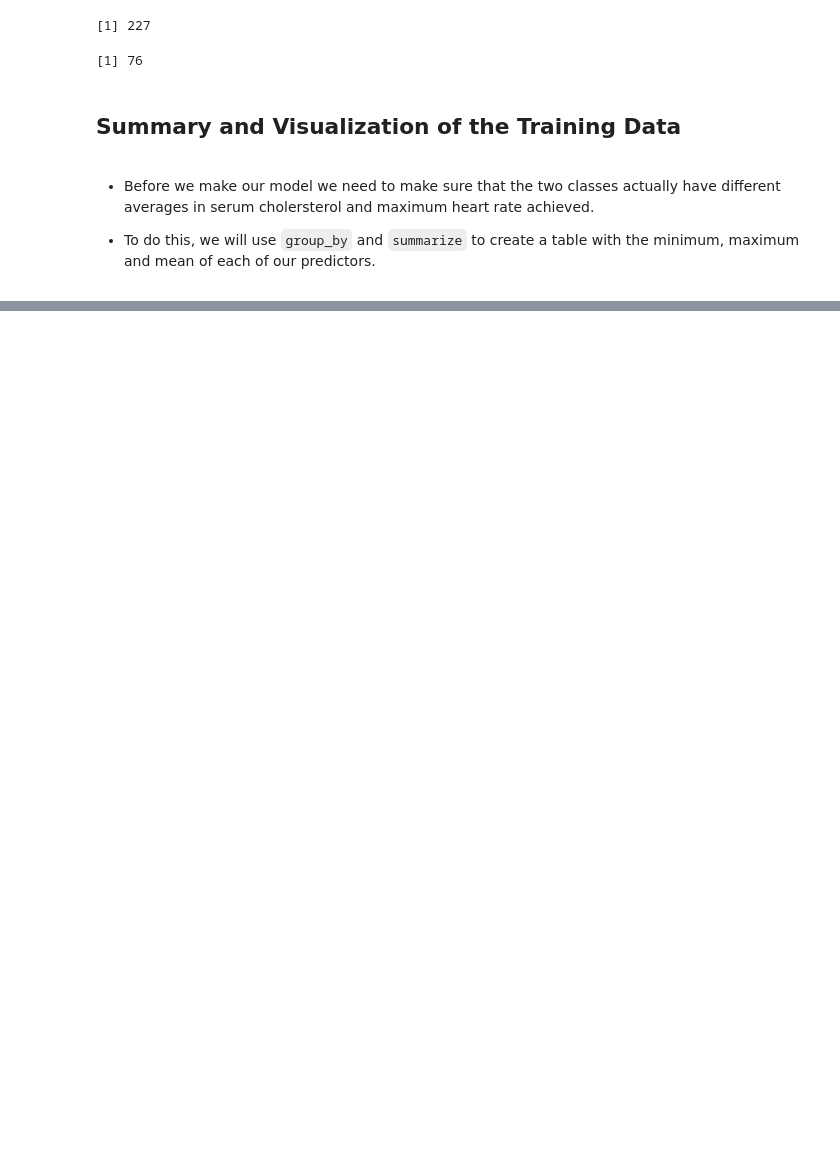
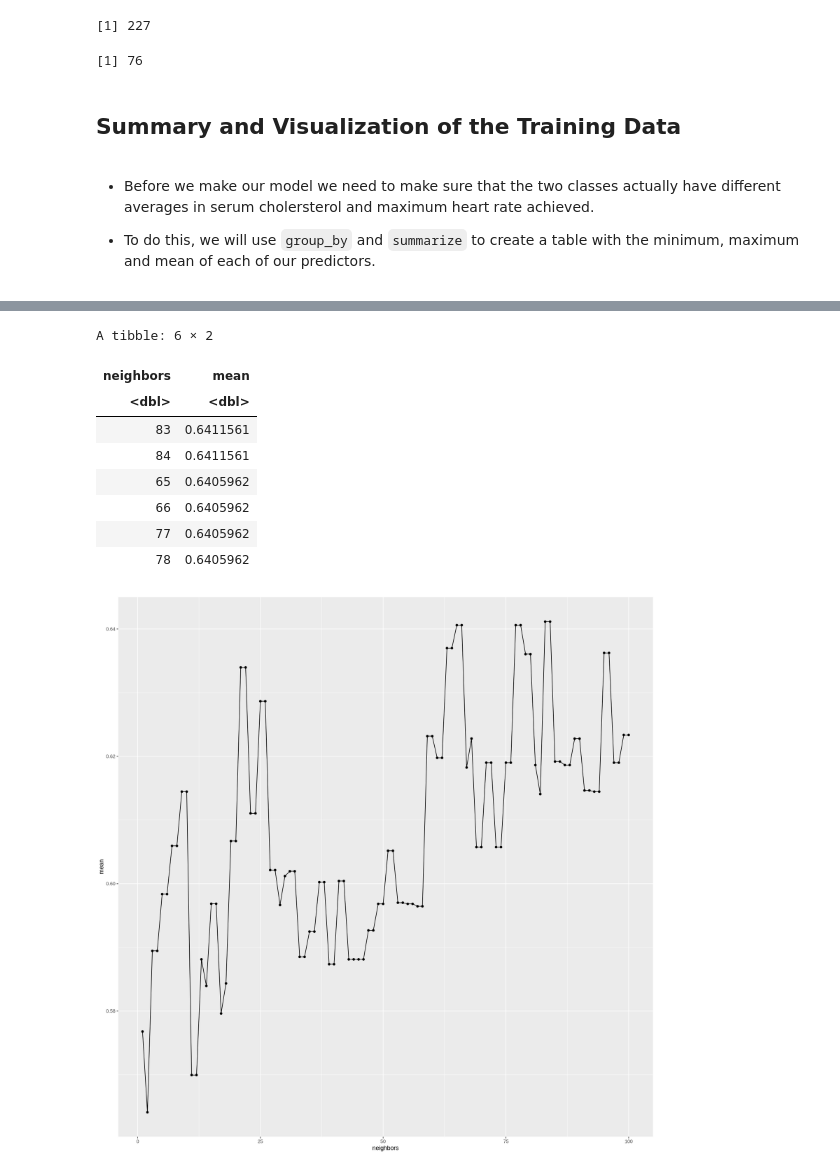
Before and after one commit to Git-Aarya/Heart-Disease-Predictor, a Jupyter notebook: muzammil_project.ipynb, the cells around one changed output, grey strips where cells are left out. Saved outputs shown, nothing was run; the diff lists cells and outputs as text; code cells hidden in the pictures; blank space fills up the shorter version.

```diff
--- a/muzammil_project.ipynb
+++ b/muzammil_project.ipynb
@@ -195,0 +237,35 @@ A tibble: 6 × 14
+# %%
+set.seed(0)
+hd_recipe <- recipe(diagnosis ~ cholesterol + heart_rate, data = cleveland_train) |> step_scale(all_predictors()) |> step_center(all_predictors())
+hd_tune_spec <- nearest_neighbor(weight_func = "rectangular", neighbors = tune()) |>
+  set_engine("kknn") |>
+  set_mode("classification")
+
+hd_vfold <- vfold_cv(cleveland_train, v = 10, strata = diagnosis)
+gridvals <- tibble(neighbors = seq(from = 1, to = 100, by = 1))
+
+hd_wkflw <- workflow() |>
+      add_recipe(hd_recipe) |>
+      add_model(hd_tune_spec) |>
+      tune_grid(resamples = hd_vfold, grid = gridvals) |>
+      collect_metrics() |>
+      filter(.metric == "accuracy") |>
+      select(neighbors, mean) |>
+      arrange(desc(mean))
+head(hd_wkflw)
+
+
+
+hd_result_plot <- hd_wkflw |> ggplot(aes(x = neighbors, y = mean)) + geom_point() + geom_line()
+hd_result_plot
+# %% [output]
+A tibble: 6 × 2
+| neighbors | mean |
+| <dbl> | <dbl> |
+| 83 | 0.6411561 |
+| 84 | 0.6411561 |
+| 65 | 0.6405962 |
+| 66 | 0.6405962 |
+| 77 | 0.6405962 |
+| 78 | 0.6405962 |
+[figure, added]
```
Also changed, not shown: parts of 3 cells of this notebook.
